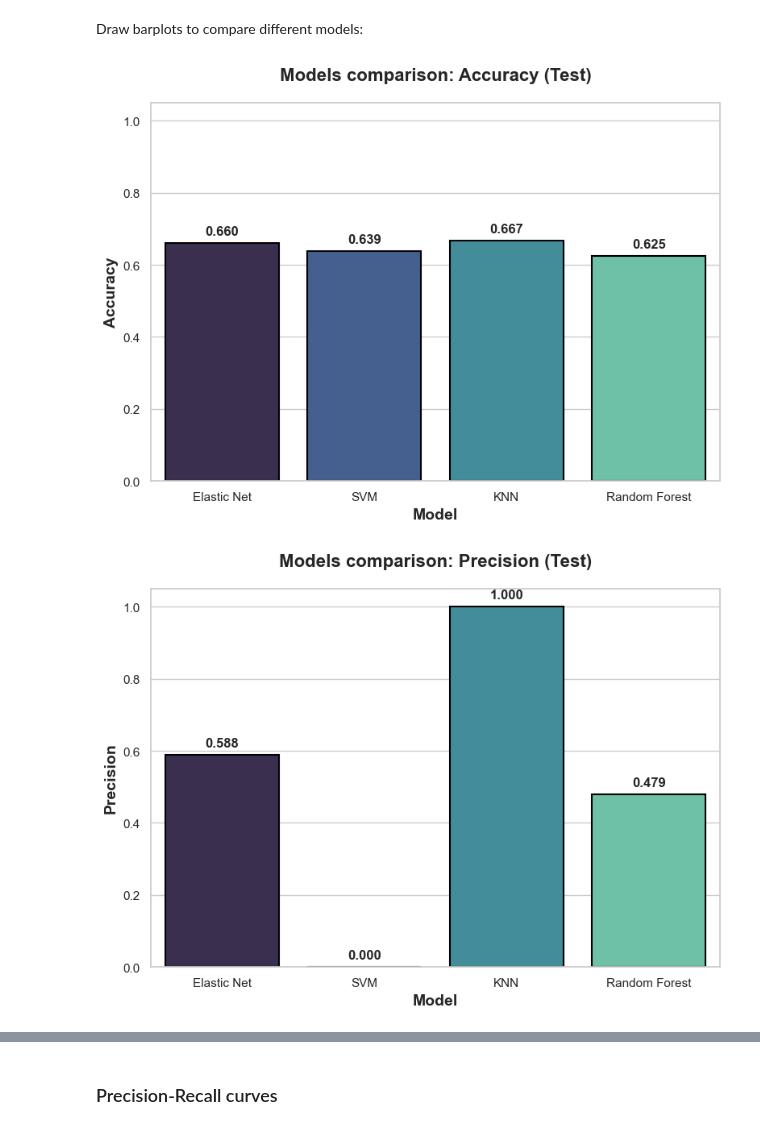
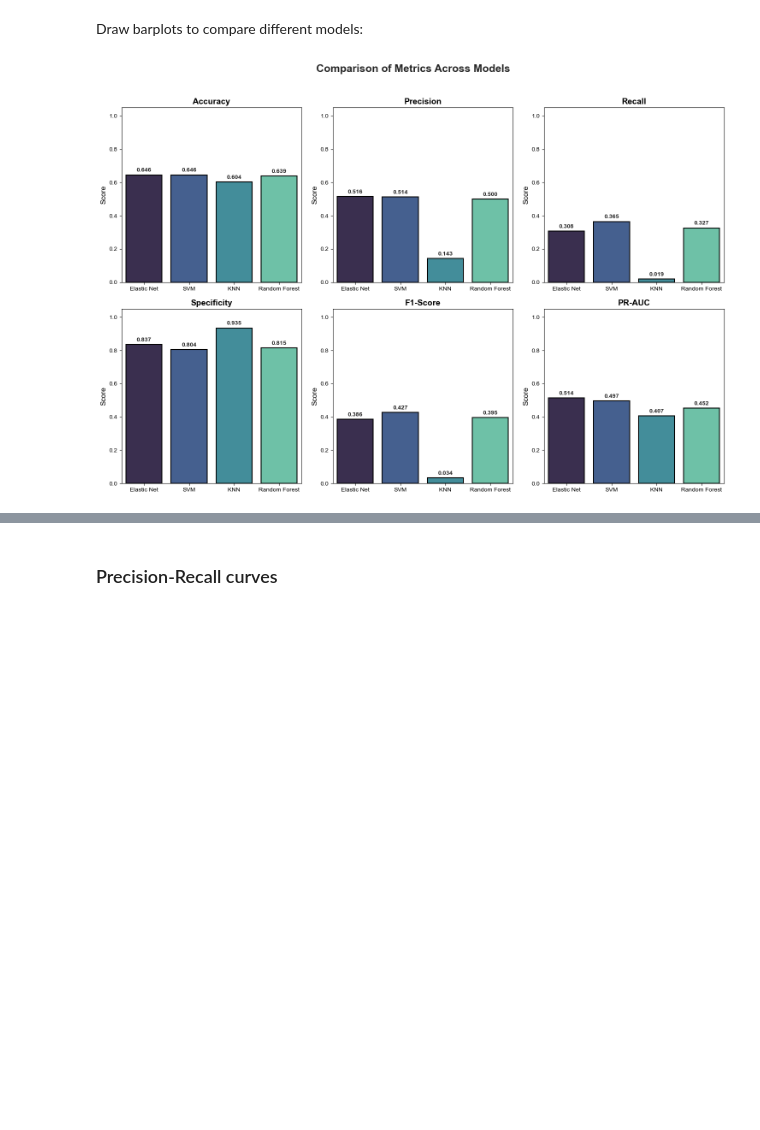
Before and after one commit to MiguelGomGar/TFM, a Jupyter notebook: notebooks/models_testing.ipynb, the cells around one changed output, grey strips where cells are left out. Saved outputs shown, nothing was run; the diff lists cells and outputs as text; code cells hidden in the pictures; blank space fills up the shorter version.

Commit message:
specificity metric added, new function to group metrics comparison into the same plot implemented, randomized search considered when optimizing models, new variables added and EDA plots improved

```diff
--- a/notebooks/models_testing.ipynb
+++ b/notebooks/models_testing.ipynb
@@ -424,8 +540,6 @@ std_val_results) = save_scores(models,
 # %% [markdown]
 Draw barplots to compare different models:
 # %%
-for metric in test_results.columns:
-    plot_metric_comparison(test_results, metric, color_palette='mako')
+plot_all_metrics_comparison(test_results, color_palette='mako')
 # %% [output]
-[figure, old version]
+[figure, new version]
-[figure, removed]
```
Also changed, not shown: parts of 45 cells of this notebook, 42 other files.
